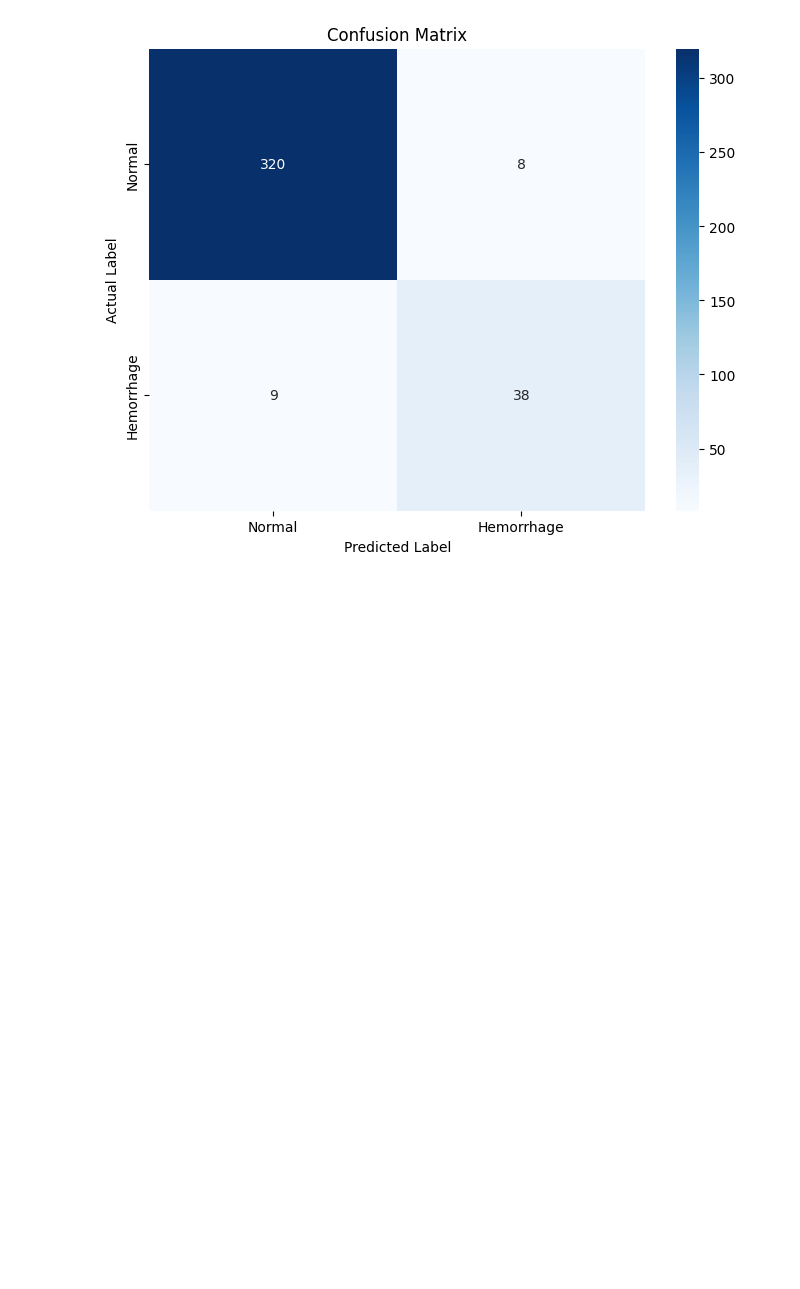
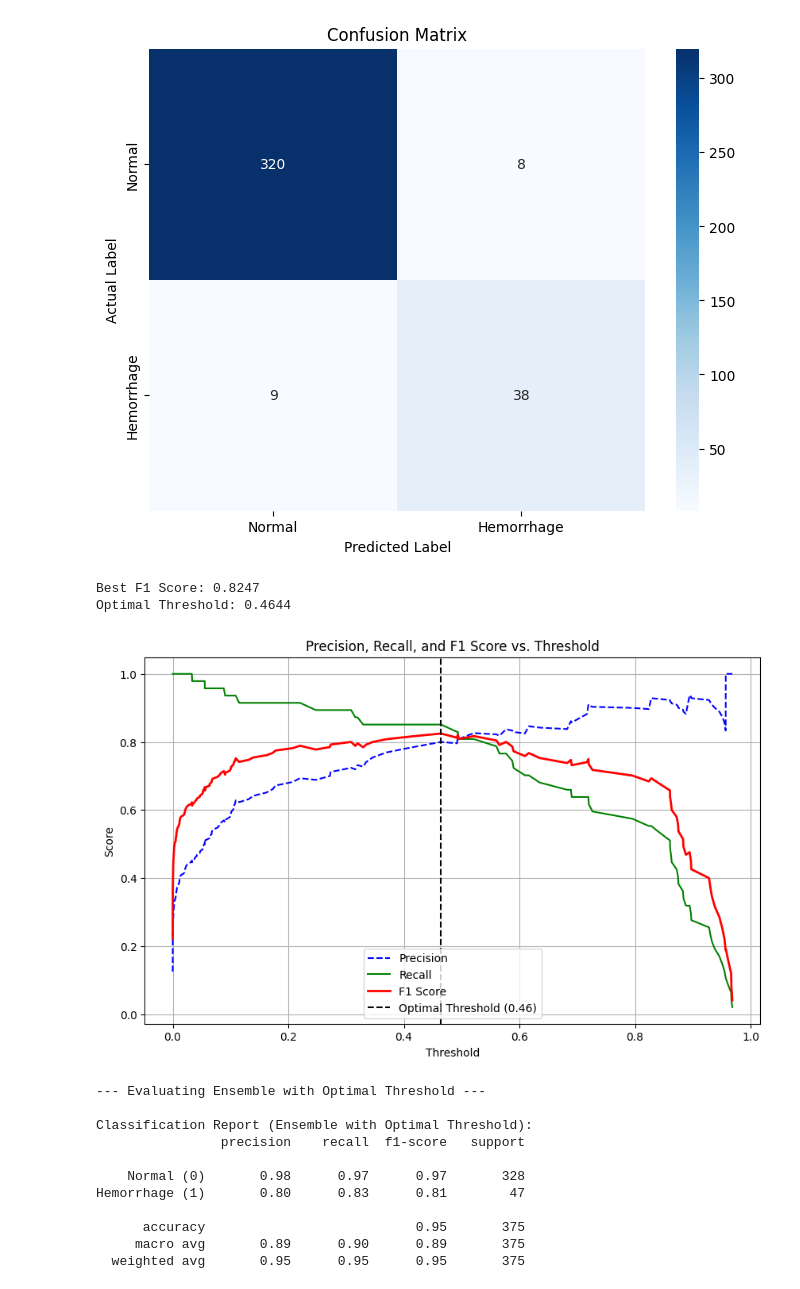
Before and after one commit to khadkadiwakar/Intercranial-Hemorrhage-Detection-, a Jupyter notebook: notebooks/2.0-model-prototyping.ipynb, the cells around one changed output. Cells and saved outputs as stored; diff of their text form; code cells hidden in the pictures; blank space fills up the shorter version.

```diff
--- a/notebooks/2.0-model-prototyping.ipynb
+++ b/notebooks/2.0-model-prototyping.ipynb
@@ -854,3 +854,64 @@ Classification Report (Ensemble):
 
 Confusion Matrix (Ensemble):
 [figure]
+# %%
+from sklearn.metrics import precision_recall_curve
+from sklearn.metrics import f1_score
+
+# --- 1. Get Probabilities from Your Best Model ---
+# We'll use the ensemble model's probabilities
+y_probs = y_pred_proba_ensemble
+
+# --- 2. Calculate Precision, Recall, and Thresholds ---
+precision, recall, thresholds = precision_recall_curve(y_val_cnn, y_probs)
+
+# --- 3. Find the Optimal Threshold ---
+# Calculate F1 score for each threshold
+# Note: We exclude the last value to match the number of thresholds
+f1_scores = (2 * precision * recall) / (precision + recall)
+f1_scores = f1_scores[:-1]
+
+# Find the threshold that gives the best F1 score
+best_f1_idx = np.argmax(f1_scores)
+best_threshold = thresholds[best_f1_idx]
+
+print(f"Best F1 Score: {f1_scores[best_f1_idx]:.4f}")
+print(f"Optimal Threshold: {best_threshold:.4f}")
+
+# --- 4. Visualize the Trade-off ---
+plt.figure(figsize=(10, 6))
+plt.plot(thresholds, precision[:-1], 'b--', label='Precision')
+plt.plot(thresholds, recall[:-1], 'g-', label='Recall')
+plt.plot(thresholds, f1_scores, 'r-', label='F1 Score', linewidth=2)
+plt.axvline(x=best_threshold, color='k', linestyle='--', label=f'Optimal Threshold ({best_threshold:.2f})')
+plt.title('Precision, Recall, and F1 Score vs. Threshold')
+plt.xlabel('Threshold')
+plt.ylabel('Score')
+plt.legend()
+plt.grid(True)
+plt.show()
+
+# --- 5. Evaluate Using the Optimal Threshold ---
+print("\n--- Evaluating Ensemble with Optimal Threshold ---")
+
+# Apply the new threshold to get final predictions
+y_pred_optimal = (y_probs > best_threshold).astype(int)
+
+# Print the new classification report
+print("\nClassification Report (Ensemble with Optimal Threshold):")
+print(classification_report(y_val_cnn, y_pred_optimal, target_names=['Normal (0)', 'Hemorrhage (1)']))
+# %% [output]
+Best F1 Score: 0.8247
+Optimal Threshold: 0.4644
+[figure, added]
+--- Evaluating Ensemble with Optimal Threshold ---
+
+Classification Report (Ensemble with Optimal Threshold):
+                precision    recall  f1-score   support
+
+    Normal (0)       0.98      0.97      0.97       328
+Hemorrhage (1)       0.80      0.83      0.81        47
+
+      accuracy                           0.95       375
+     macro avg       0.89      0.90      0.89       375
+  weighted avg       0.95      0.95      0.95       375
```
Also changed, not shown: parts of 2 cells of this notebook.
